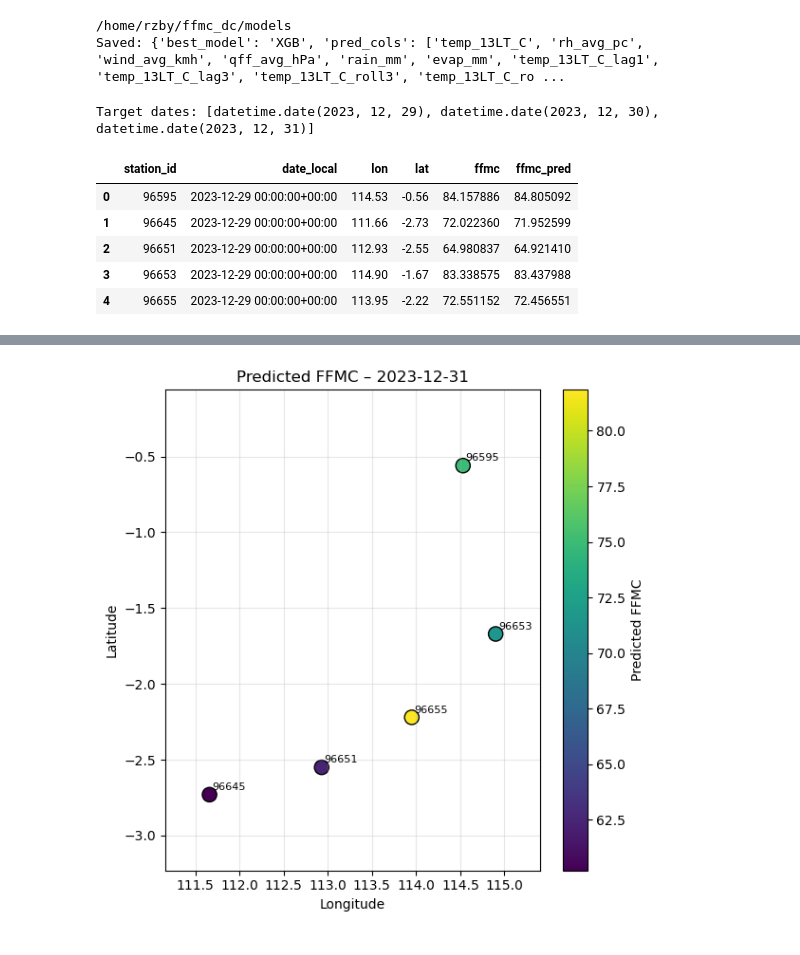
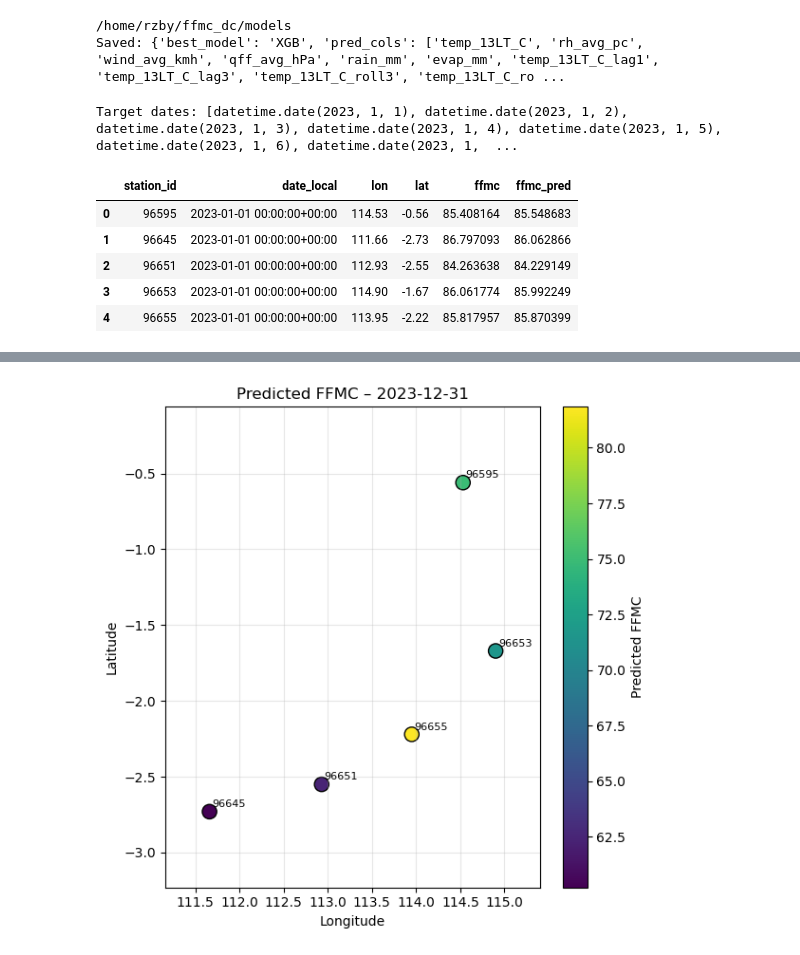
Before and after one commit to rezabayu/ffmc_dc, a Jupyter notebook: notebooks/04_modelling_for_reports.ipynb, the cells around one changed output, grey strips where cells are left out. Cells and saved outputs as stored; diff of their text form; code cells hidden in the pictures.

```diff
--- a/notebooks/04_modelling_for_reports.ipynb
+++ b/notebooks/04_modelling_for_reports.ipynb
@@ -421,6 +422,8 @@ Saved: {'best_model': 'XGB', 'pred_cols': ['temp_13LT_C', 'rh_avg_pc', 'wind_avg
 # %%
 # Predict Last 3 Days and Prepare for Mapping
 
+MODELS_DIR = Path("/home/rzby/ffmc_dc/models")
+OUT_DIR = Path("/home/rzby/ffmc_dc/reports")
 # Load features with coordinates
 features = pd.read_csv("/home/rzby/ffmc_dc/data/processed/feature_engineering.csv")
 features['station_id'] = features['station_id'].astype(str)
@@ -440,7 +443,7 @@ if not {"lon","lat"}.issubset(features.columns):
 
 # pick last 3 *available* dates
 last_date = pd.to_datetime("2023-12-31 00:00:00+00:00")
-target_dates = pd.date_range(last_date - pd.Timedelta(days=2), last_date, freq="D")
+target_dates = pd.date_range(last_date - pd.Timedelta(days=364), last_date, freq="D")
 print("Target dates:", target_dates.date.tolist())
 
 # load best artefacts back (to make this cell standalone)
@@ -450,38 +453,38 @@ with open(MODELS_DIR / "best_model_meta.json") as f:
 kind = meta["kind"]
 pred_cols = meta["pred_cols"]
 
 if kind == "xgboost":
     model = joblib.load(meta["path"])
 elif kind == "ann":
     from tensorflow import keras
     model = keras.models.load_model(meta["path"])
     scaler_ann = joblib.load(meta["scaler"])
 elif kind == "svm":
     model = joblib.load(meta["path"])
 
 pred_rows = []
 for d in target_dates:
     sub = features.loc[features["date_local"] == d].copy()
     if sub.empty:
         continue
     Xd = sub[pred_cols].copy()
     if kind == "ann":
         Xd = scaler_ann.transform(Xd)
         yhat = model.predict(Xd, verbose=0).ravel()
     else:
         yhat = model.predict(Xd)
     sub["ffmc_pred"] = yhat
     pred_rows.append(sub[["station_id","date_local","lon","lat","ffmc","ffmc_pred"]])
 
 pred3 = pd.concat(pred_rows, ignore_index=True)
-pred3.to_csv(OUT_DIR / "pred_last3days_points.csv", index=False)
+pred3.to_csv(OUT_DIR / "pred_oneyear_points.csv", index=False)
 pred3.head()
 # %% [output]
-Target dates: [datetime.date(2023, 12, 29), datetime.date(2023, 12, 30), datetime.date(2023, 12, 31)]
+Target dates: [datetime.date(2023, 1, 1), datetime.date(2023, 1, 2), datetime.date(2023, 1, 3), datetime.date(2023, 1, 4), datetime.date(2023, 1, 5), datetime.date(2023, 1, 6), datetime.date(2023, 1,  ...
 |  | station_id | date_local | lon | lat | ffmc | ffmc_pred |
-| 0 | 96595 | 2023-12-29 00:00:00+00:00 | 114.53 | -0.56 | 84.157886 | 84.805092 |
-| 1 | 96645 | 2023-12-29 00:00:00+00:00 | 111.66 | -2.73 | 72.022360 | 71.952599 |
-| 2 | 96651 | 2023-12-29 00:00:00+00:00 | 112.93 | -2.55 | 64.980837 | 64.921410 |
-| 3 | 96653 | 2023-12-29 00:00:00+00:00 | 114.90 | -1.67 | 83.338575 | 83.437988 |
-| 4 | 96655 | 2023-12-29 00:00:00+00:00 | 113.95 | -2.22 | 72.551152 | 72.456551 |
+| 0 | 96595 | 2023-01-01 00:00:00+00:00 | 114.53 | -0.56 | 85.408164 | 85.548683 |
+| 1 | 96645 | 2023-01-01 00:00:00+00:00 | 111.66 | -2.73 | 86.797093 | 86.062866 |
+| 2 | 96651 | 2023-01-01 00:00:00+00:00 | 112.93 | -2.55 | 84.263638 | 84.229149 |
+| 3 | 96653 | 2023-01-01 00:00:00+00:00 | 114.90 | -1.67 | 86.061774 | 85.992249 |
+| 4 | 96655 | 2023-01-01 00:00:00+00:00 | 113.95 | -2.22 | 85.817957 | 85.870399 |
 # %%
```
Also changed, not shown: parts of 4 cells of this notebook, 2 other files.
